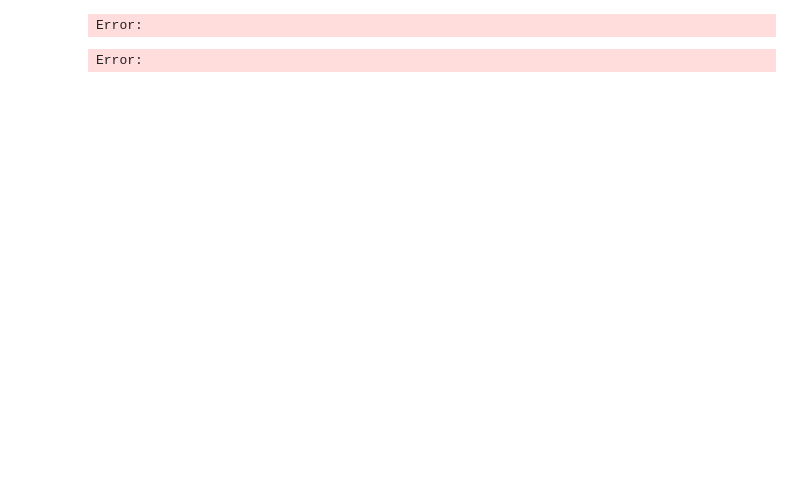
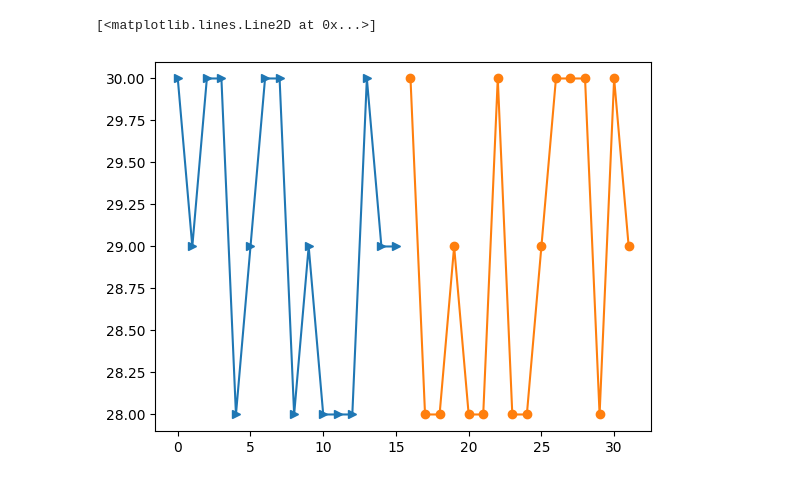
Before and after one commit to cilab-ufersa/period_cycle_prediction, a Jupyter notebook: period_cycle_prediction/lstm.ipynb, the cells around one changed output. Cells and saved outputs as stored; diff of their text form; code cells hidden in the pictures; blank space fills up the shorter version.

```diff
--- a/period_cycle_prediction/lstm.ipynb
+++ b/period_cycle_prediction/lstm.ipynb
@@ -64,9 +59,9 @@ Error:
 # %%
-plt.plot(output_train_total_regular_cycle[:,0])
-plt.plot(input_train_total_regular_cycle[:,0])
+plt.plot(np.arange(16),input_train_total_regular_cycle[:,0,0], '->')
+plt.plot(np.arange(16, 2*16),output_train_total_regular_cycle[:,0], '-o')
 # %% [output]
-Error:
+[<matplotlib.lines.Line2D at 0x...>]
-Error:
+[figure, added]
 # %%
 # create and fit the LSTM network
 n_features = input_train_total_regular_cycle.shape[2]
```
Also changed, not shown: parts of 15 cells of this notebook.
